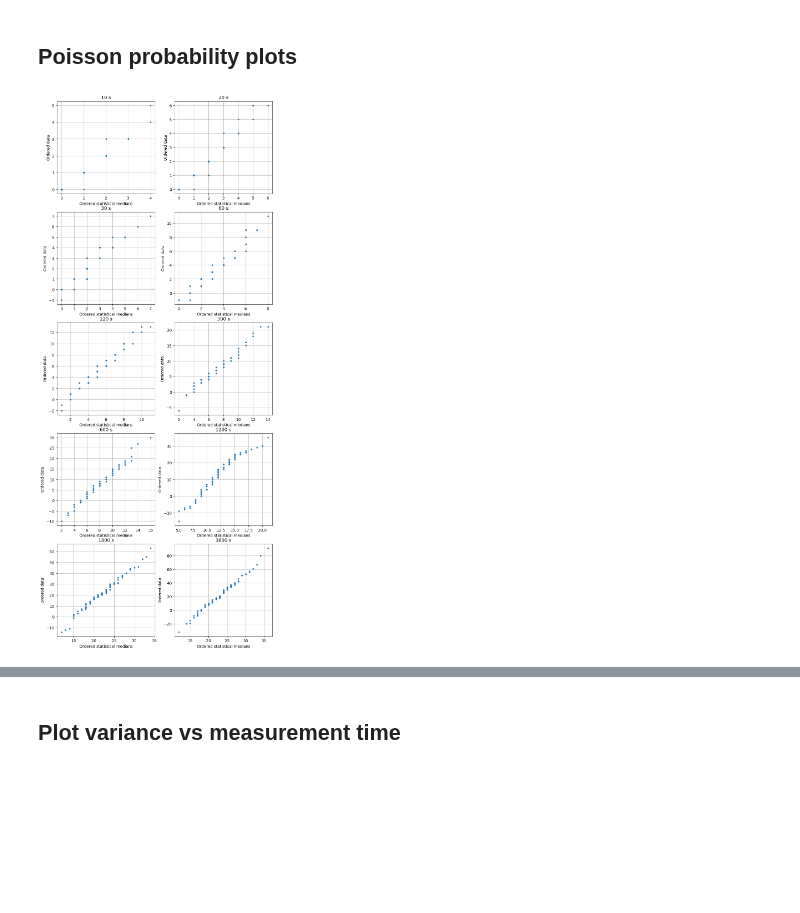
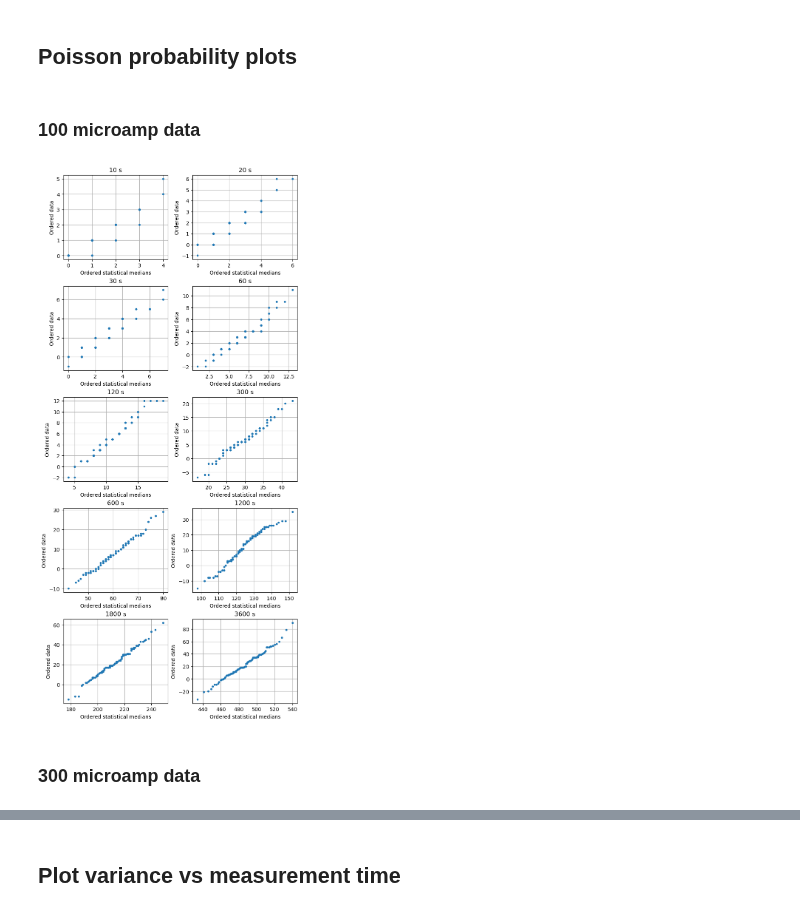
Before and after one commit to ELFREELAND/xrf-thickness-studies, a Jupyter notebook: scan time studies/scan_time_studies.ipynb, the cells around one changed output, grey strips where cells are left out. Cells and saved outputs as stored; diff of their text form; code cells hidden in the pictures; blank space fills up the shorter version.

```diff
--- a/scan time studies/scan_time_studies.ipynb
+++ b/scan time studies/scan_time_studies.ipynb
@@ -67,11 +72,0 @@ keys = np.array(list(dat_100))
-# %%
-f, axs = plt.subplots(nrows=5, ncols=2, figsize=(10, 25))
-
-axs = axs.reshape(10)
-
-for i in range(0, axs.size):
-    #round to nearest int
-    axs[i].plot(np.rint(dat_100[keys[i]][1][510-fc:597-fc] - dat_100[keys[i]][3][510-fc:597-fc]), "-")
-    axs[i].set_title(str(keys[i]))
-
-plt.show()
@@ -82,11 +72,0 @@ plt.show()
-# %%
-f, axs = plt.subplots(nrows=5, ncols=2, figsize=(10, 25))
-
-axs = axs.reshape(10)
-
-for i in range(0, axs.size):
-    #round to nearest int
-    axs[i].plot(np.rint(dat_300[keys[i]][1][510-fc:597-fc] - dat_300[keys[i]][3][510-fc:597-fc]), "-")
-    axs[i].set_title(str(keys[i]))
-
-plt.show()
@@ -95,14 +99,2 @@ plt.show()
 # %% [markdown]
 ## Histograms
-# %%
-f, axs = plt.subplots(nrows=5, ncols=2, figsize=(10, 25))
-
-axs = axs.reshape(10)
-
-#consider customizing the bins
-for i in range(0, axs.size):
-    #round to nearest int
-    axs[i].hist(np.rint(dat[keys[i]][1][510-fc:597-fc] - dat[keys[i]][3][510-fc:597-fc]))
-    axs[i].set_title(str(keys[i]))
-
-plt.show()
@@ -111,25 +113,29 @@ plt.show()
 # %% [markdown]
 ## Poisson probability plots
+# %% [markdown]
+### 100 microamp data
 # %%
 def probPlot(ax, dat, title):
 
-    osm, osr = stats.probplot(dat, (np.average(dat)), dist=stats.poisson, fit=False)
+    osm, osr = stats.probplot(dat, (np.std(dat)**2), dist=stats.poisson, fit=False)
     ax.plot(osm, osr, ".") #plot data
     #ax.plot(osm, osm, "-") #plot line y=x
     ax.grid(True)
     ax.ticklabel_format(scilimits=(-5,5))
     ax.set_title(title)
     ax.set_xlabel("Ordered statistical medians")
     ax.set_ylabel("Ordered data")
 
-f, axs = plt.subplots(nrows=5, ncols=2, figsize=(10, 25))
+f, axs = plt.subplots(nrows=5, ncols=2, figsize=(7, 15), layout="constrained")
 
 axs = axs.reshape(10)
 
 for i in range(0, axs.size):
     probPlot(axs[i], np.rint(dat_100[keys[i]][1][510-fc:597-fc] - dat_100[keys[i]][3][510-fc:597-fc]), str(keys[i])+" s")
 
 plt.show()
 # %% [output]
-[figure, old version]
+[figure, new version]
+# %% [markdown]
+### 300 microamp data
 # %%
```
Also changed, not shown: parts of 15 cells of this notebook.
